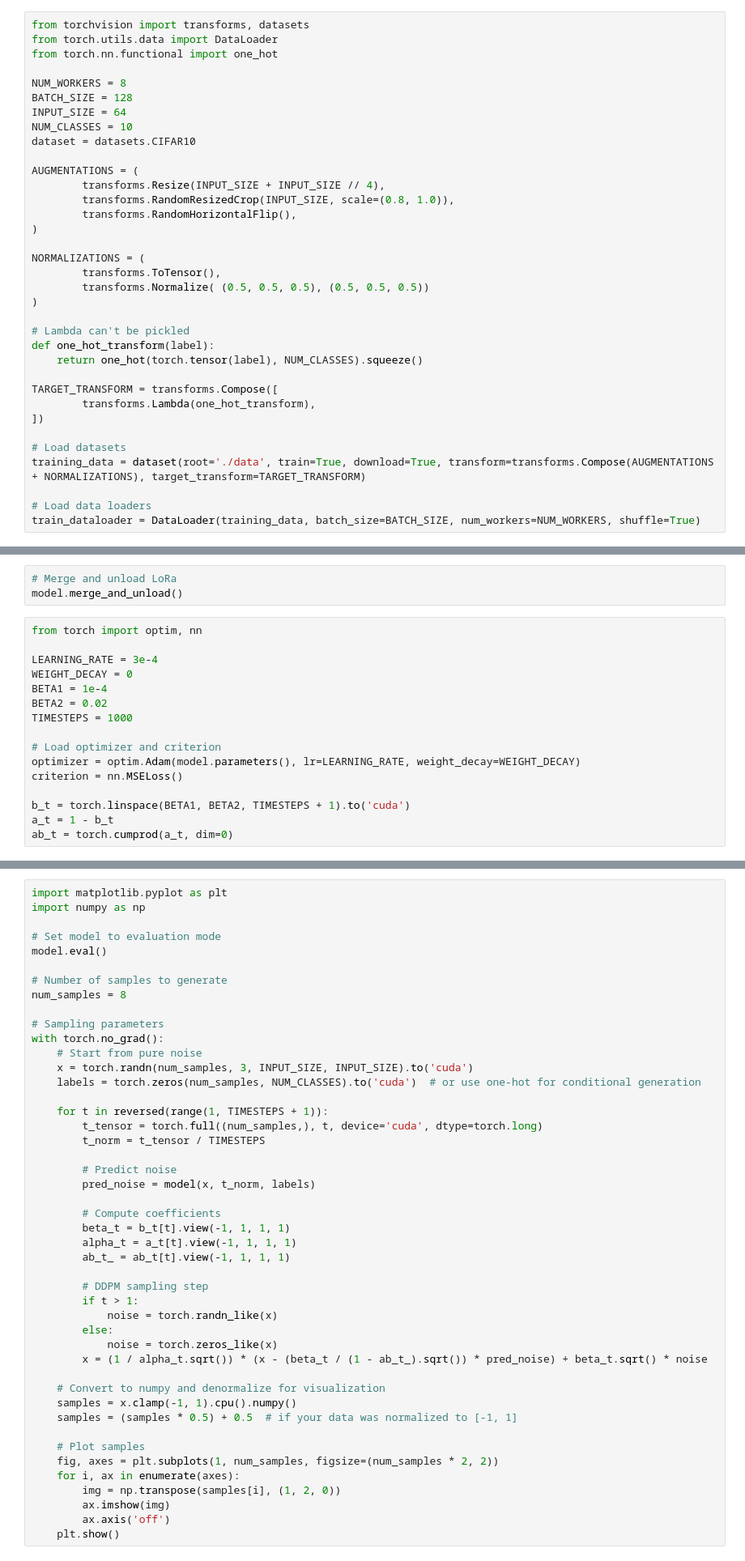
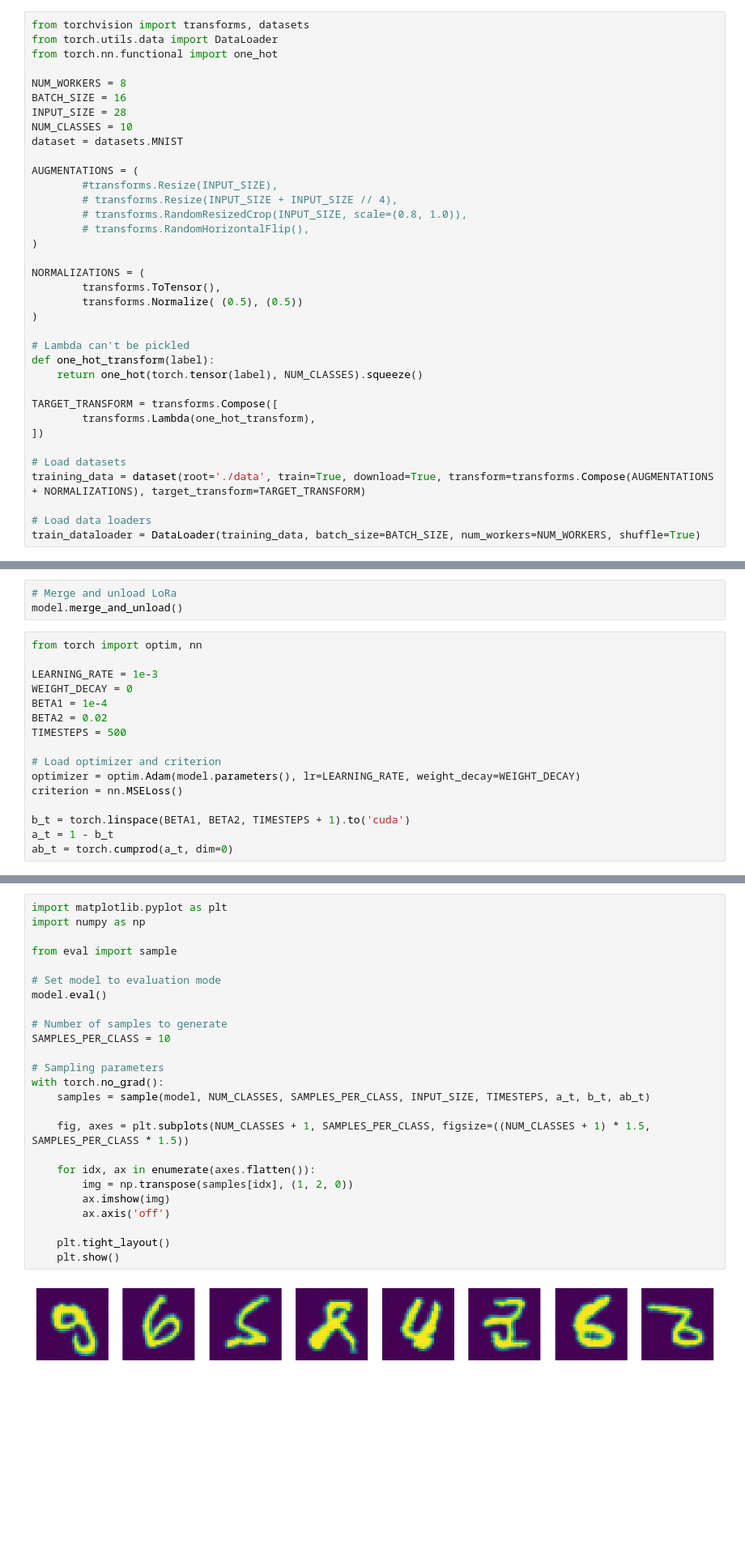
Before and after one commit to danielkhen/LoRA-Unlearning, a Jupyter notebook: diffusion.ipynb, the cells around one changed output, grey strips where cells are left out. Shown at 81% size. Saved outputs shown, nothing was run; the diff lists cells and outputs as text; blank space fills up the shorter version.

```diff
--- a/diffusion.ipynb
+++ b/diffusion.ipynb
@@ -17,20 +17,21 @@ from torch.utils.data import DataLoader
 from torch.nn.functional import one_hot
 
 NUM_WORKERS = 8
-BATCH_SIZE = 128
-INPUT_SIZE = 64
+BATCH_SIZE = 16
+INPUT_SIZE = 28
 NUM_CLASSES = 10
-dataset = datasets.CIFAR10
+dataset = datasets.MNIST
 
 AUGMENTATIONS = (
-        transforms.Resize(INPUT_SIZE + INPUT_SIZE // 4),
-        transforms.RandomResizedCrop(INPUT_SIZE, scale=(0.8, 1.0)),
-        transforms.RandomHorizontalFlip(),
+        #transforms.Resize(INPUT_SIZE),
+        # transforms.Resize(INPUT_SIZE + INPUT_SIZE // 4),
+        # transforms.RandomResizedCrop(INPUT_SIZE, scale=(0.8, 1.0)),
+        # transforms.RandomHorizontalFlip(),
 )
 
 NORMALIZATIONS = (
         transforms.ToTensor(),
-        transforms.Normalize( (0.5, 0.5, 0.5), (0.5, 0.5, 0.5))
+        transforms.Normalize( (0.5), (0.5))
 )
 
 # Lambda can't be pickled
@@ -93,11 +76,11 @@ model.merge_and_unload()
 # %%
 from torch import optim, nn
 
-LEARNING_RATE = 3e-4
+LEARNING_RATE = 1e-3
 WEIGHT_DECAY = 0
 BETA1 = 1e-4
 BETA2 = 0.02
-TIMESTEPS = 1000
+TIMESTEPS = 500
 
 # Load optimizer and criterion
 optimizer = optim.Adam(model.parameters(), lr=LEARNING_RATE, weight_decay=WEIGHT_DECAY)
@@ -169,49 +155,30 @@ torch.save(model, SAVE_FILE)
 # %%
 import matplotlib.pyplot as plt
 import numpy as np
+
+from eval import sample
 
 # Set model to evaluation mode
 model.eval()
 
 # Number of samples to generate
-num_samples = 8
+SAMPLES_PER_CLASS = 10
 
 # Sampling parameters
 with torch.no_grad():
-    # Start from pure noise
-    x = torch.randn(num_samples, 3, INPUT_SIZE, INPUT_SIZE).to('cuda')
-    labels = torch.zeros(num_samples, NUM_CLASSES).to('cuda')  # or use one-hot for conditional generation
+    samples = sample(model, NUM_CLASSES, SAMPLES_PER_CLASS, INPUT_SIZE, TIMESTEPS, a_t, b_t, ab_t)
 
-    for t in reversed(range(1, TIMESTEPS + 1)):
-        t_tensor = torch.full((num_samples,), t, device='cuda', dtype=torch.long)
-        t_norm = t_tensor / TIMESTEPS
+    fig, axes = plt.subplots(NUM_CLASSES + 1, SAMPLES_PER_CLASS, figsize=((NUM_CLASSES + 1) * 1.5, SAMPLES_PER_CLASS * 1.5))
 
-        # Predict noise
-        pred_noise = model(x, t_norm, labels)
-
-        # Compute coefficients
-        beta_t = b_t[t].view(-1, 1, 1, 1)
-        alpha_t = a_t[t].view(-1, 1, 1, 1)
-        ab_t_ = ab_t[t].view(-1, 1, 1, 1)
-
-        # DDPM sampling step
-        if t > 1:
-            noise = torch.randn_like(x)
-        else:
-            noise = torch.zeros_like(x)
-        x = (1 / alpha_t.sqrt()) * (x - (beta_t / (1 - ab_t_).sqrt()) * pred_noise) + beta_t.sqrt() * noise
-
-    # Convert to numpy and denormalize for visualization
-    samples = x.clamp(-1, 1).cpu().numpy()
-    samples = (samples * 0.5) + 0.5  # if your data was normalized to [-1, 1]
-
-    # Plot samples
-    fig, axes = plt.subplots(1, num_samples, figsize=(num_samples * 2, 2))
-    for i, ax in enumerate(axes):
-        img = np.transpose(samples[i], (1, 2, 0))
+    for idx, ax in enumerate(axes.flatten()):
+        img = np.transpose(samples[idx], (1, 2, 0))
         ax.imshow(img)
         ax.axis('off')
+
+    plt.tight_layout()
     plt.show()
+# %% [output]
+[figure, added]
 # %%
 from torch.utils.data import Subset
 
```
Also changed, not shown: parts of 6 cells of this notebook, 9 other files.
